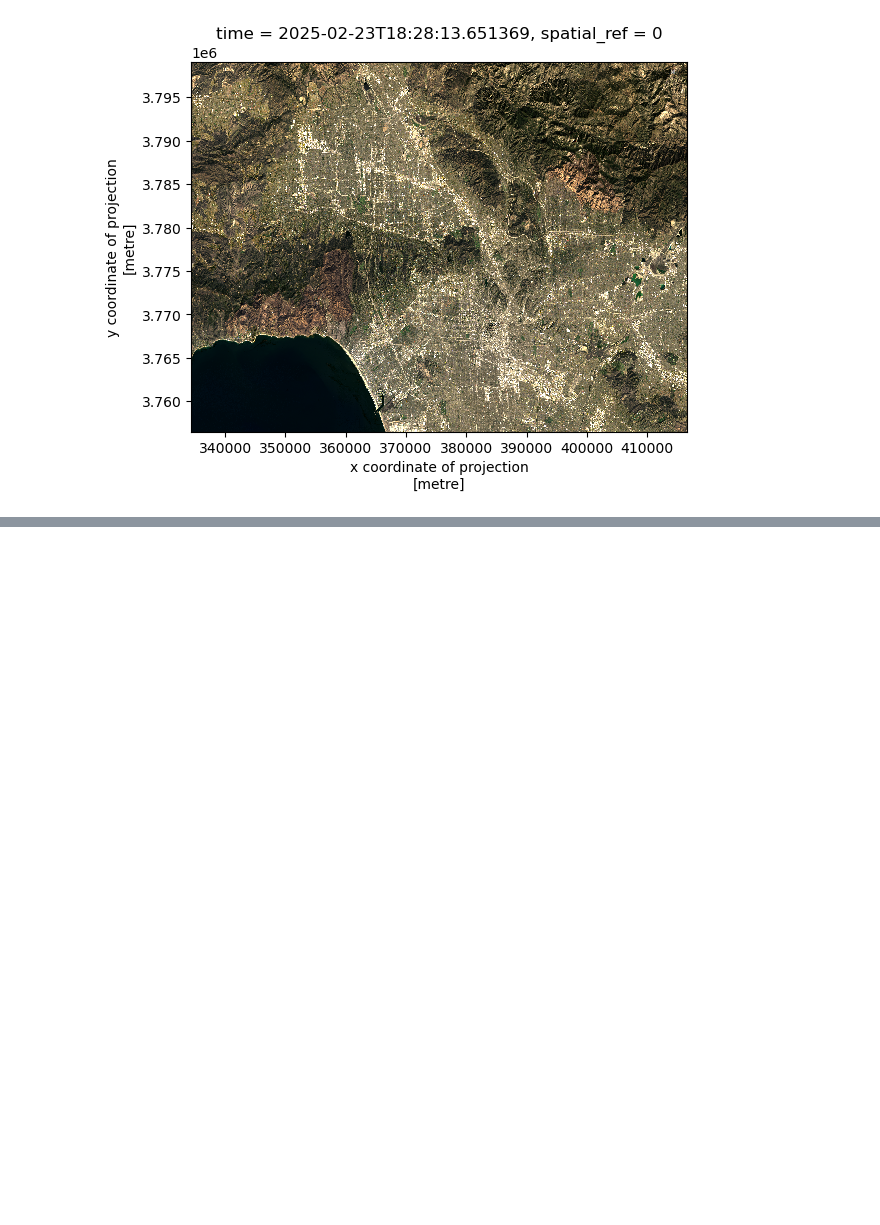
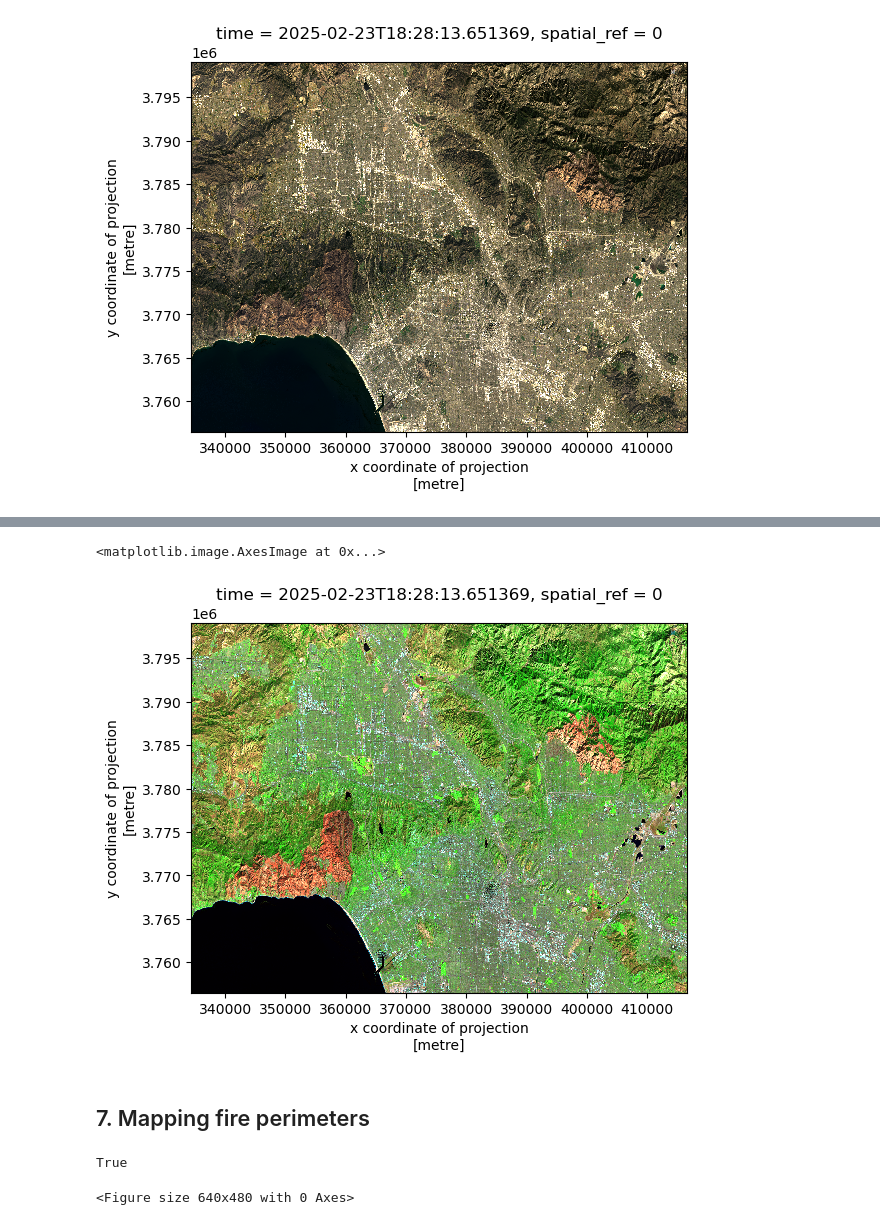
Before and after one commit to NatBonnet/eds220-hw4, a Jupyter notebook: hw4-task2-false-color-BONNET.ipynb, the cells around one changed output, grey strips where cells are left out. Saved outputs shown, nothing was run; the diff lists cells and outputs as text; code cells hidden in the pictures; blank space fills up the shorter version.

```diff
--- a/hw4-task2-false-color-BONNET.ipynb
+++ b/hw4-task2-false-color-BONNET.ipynb
@@ -229,0 +248,8 @@ landsat[["red", "green", "blue"]].to_array().plot.imshow(robust = True)
+# %%
+# Switch band order around to create false color image
+landsat[["swir22", "nir08", "red"]].to_array().plot.imshow(robust = True)
+# %% [output]
+<matplotlib.image.AxesImage at 0x...>
+[figure, added]
+# %% [markdown]
+## 7. Mapping fire perimeters
@@ -229,0 +259,6 @@ landsat[["red", "green", "blue"]].to_array().plot.imshow(robust = True)
+# %%
+palisade_perimeter.plot(ax=ax, color = 'purple')
+eaton_perimeter.plot(ax=ax, color = "red")
+# %% [output]
+True
+<Figure size 640x480 with 0 Axes>
```
Also changed, not shown: parts of 9 cells of this notebook.
